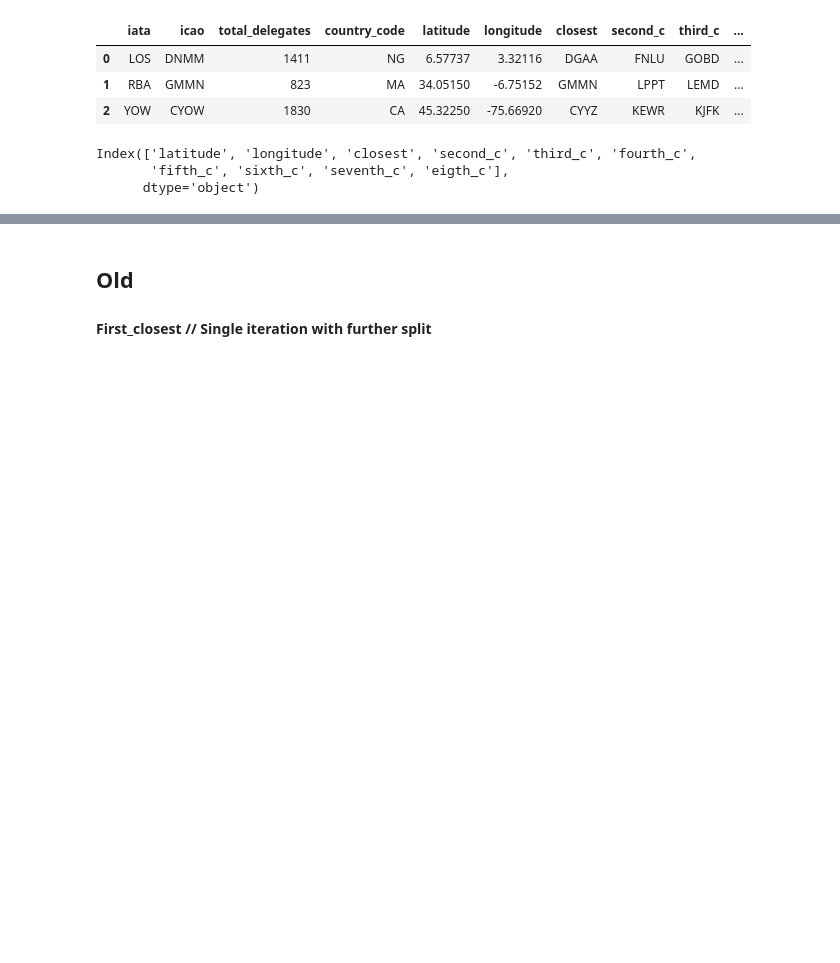
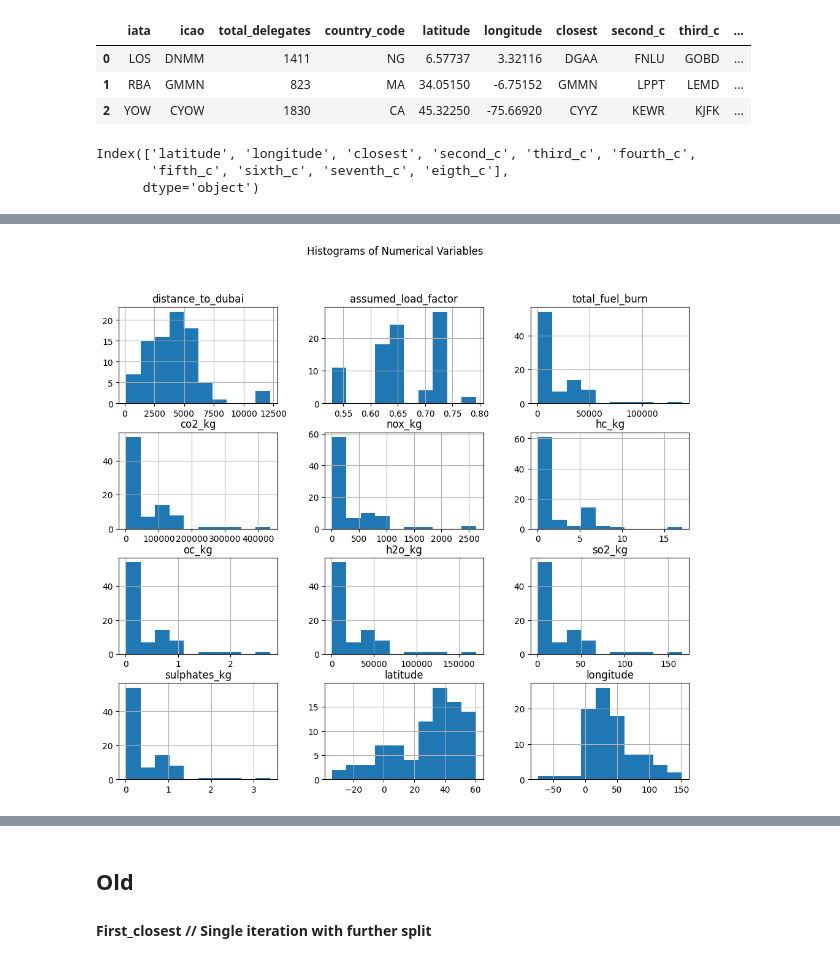
Before and after one commit to lukasschirren/COP_flight_analysis, a Jupyter notebook: cop28_delegate_list.ipynb, the cells around one changed output, grey strips where cells are left out. Saved outputs shown, nothing was run; the diff lists cells and outputs as text; code cells hidden in the pictures; blank space fills up the shorter version.

```diff
--- a/cop28_delegate_list.ipynb
+++ b/cop28_delegate_list.ipynb
@@ -408,0 +450,7 @@ fig.show()
+# %%
+# Histograms
+unique_flights_df.hist(figsize=(12, 10))
+plt.suptitle('Histograms of Numerical Variables')
+plt.show()
+# %% [output]
+[figure, added]
```
Also changed, not shown: parts of 25 cells of this notebook, 6 other files.
